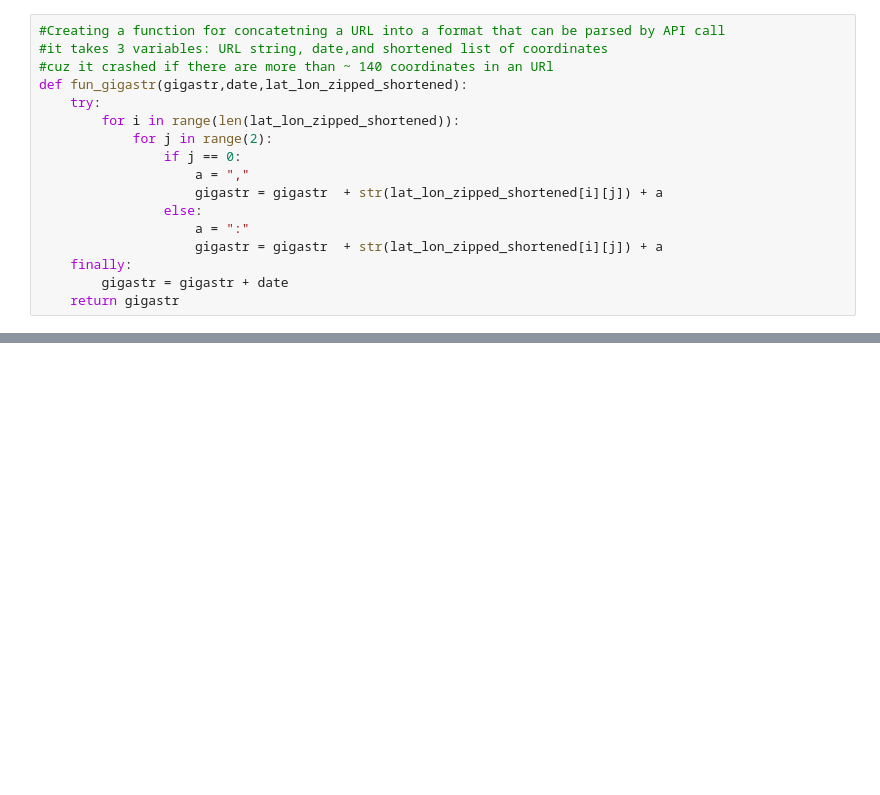
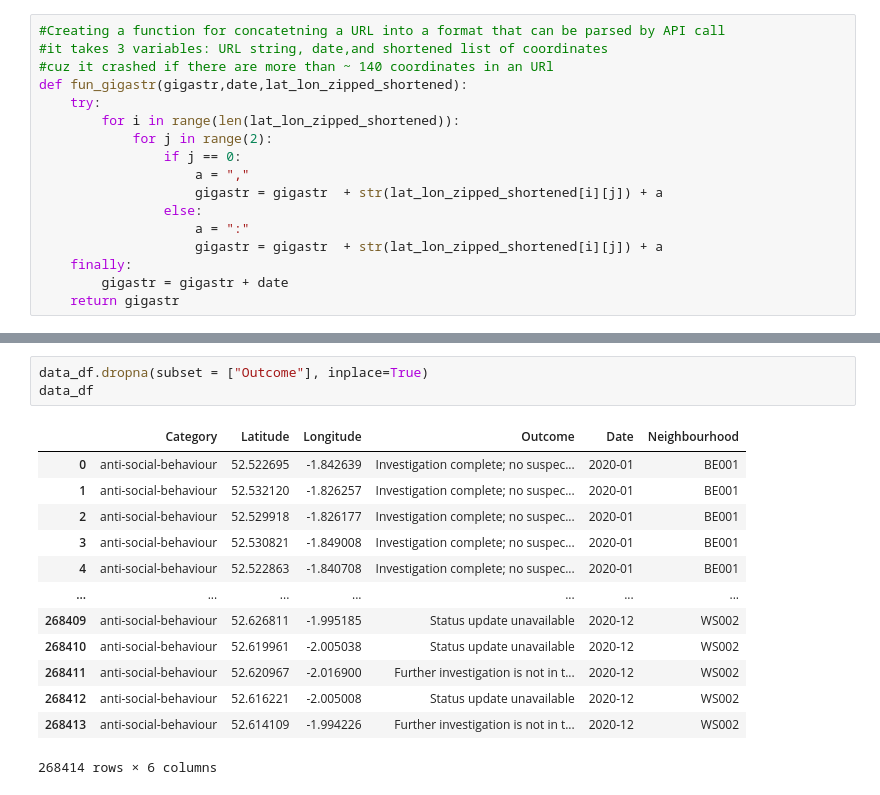
Before and after one commit to tkaid/Unit_7_Project_One, a Jupyter notebook: Justice League.ipynb, the cells around one changed output, grey strips where cells are left out. Cells and saved outputs as stored; diff of their text form; blank space fills up the shorter version.

```diff
--- a/Justice League.ipynb
+++ b/Justice League.ipynb
@@ -254,0 +279,17 @@ data_df.loc[data_df["Outcome"]=="NaN"]
+# %%
+data_df.dropna(subset = ["Outcome"], inplace=True)
+data_df
+# %% [output]
+|  | Category | Latitude | Longitude | Outcome | Date | Neighbourhood |
+| 0 | anti-social-behaviour | 52.522695 | -1.842639 | Investigation complete; no suspec... | 2020-01 | BE001 |
+| 1 | anti-social-behaviour | 52.532120 | -1.826257 | Investigation complete; no suspec... | 2020-01 | BE001 |
+| 2 | anti-social-behaviour | 52.529918 | -1.826177 | Investigation complete; no suspec... | 2020-01 | BE001 |
+| 3 | anti-social-behaviour | 52.530821 | -1.849008 | Investigation complete; no suspec... | 2020-01 | BE001 |
+| 4 | anti-social-behaviour | 52.522863 | -1.840708 | Investigation complete; no suspec... | 2020-01 | BE001 |
+| ... | ... | ... | ... | ... | ... | ... |
+| 268409 | anti-social-behaviour | 52.626811 | -1.995185 | Status update unavailable | 2020-12 | WS002 |
+| 268410 | anti-social-behaviour | 52.619961 | -2.005038 | Status update unavailable | 2020-12 | WS002 |
+| 268411 | anti-social-behaviour | 52.620967 | -2.016900 | Further investigation is not in t... | 2020-12 | WS002 |
+| 268412 | anti-social-behaviour | 52.616221 | -2.005008 | Status update unavailable | 2020-12 | WS002 |
+| 268413 | anti-social-behaviour | 52.614109 | -1.994226 | Further investigation is not in t... | 2020-12 | WS002 |
+268414 rows × 6 columns
```
Also changed, not shown: parts of 9 cells of this notebook.
